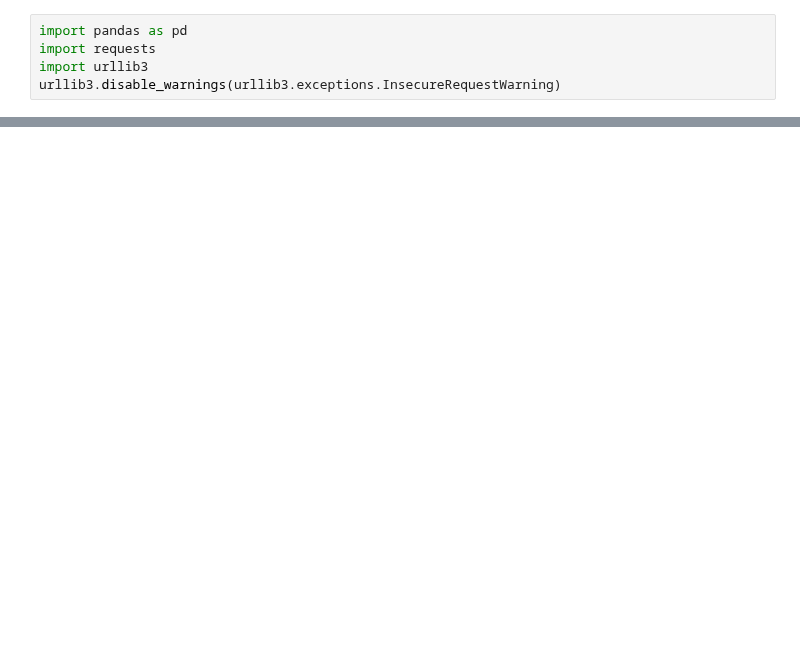
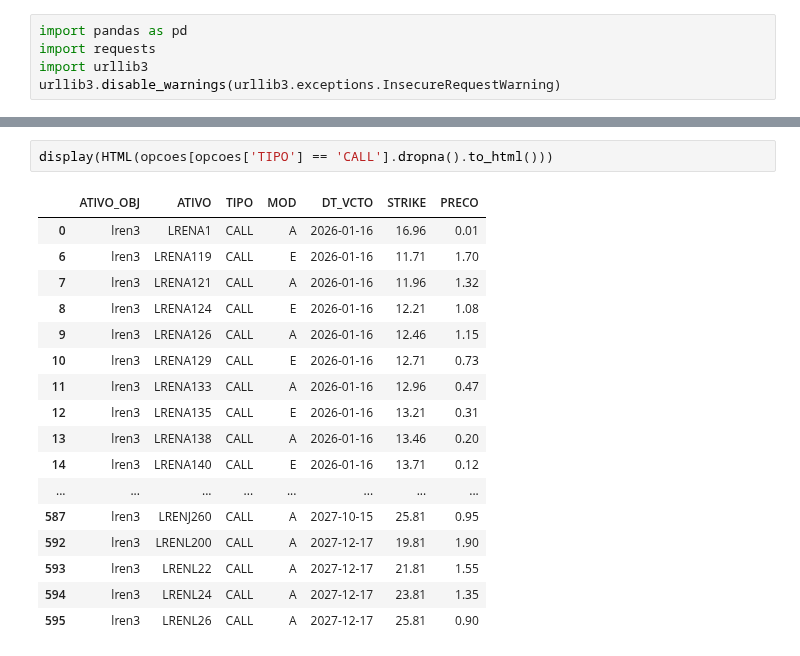
Before and after one commit to BDonadelli/Finance-playground, a Jupyter notebook: DT_opcoes.ipynb, the cells around one changed output, grey strips where cells are left out. Drawn from its saved outputs; the diff is of its cells as text; blank space fills up the shorter version.

```diff
--- a/DT_opcoes.ipynb
+++ b/DT_opcoes.ipynb
@@ -50,0 +73,20 @@ OutOfBoundsDatetime: Out of bounds nanosecond timestamp: 16/01, at position 0
+# %%
+display(HTML(opcoes[opcoes['TIPO'] == 'CALL'].dropna().to_html()))
+# %% [output]
+|  | ATIVO_OBJ | ATIVO | TIPO | MOD | DT_VCTO | STRIKE | PRECO |
+| 0 | lren3 | LRENA1 | CALL | A | 2026-01-16 | 16.96 | 0.01 |
+| 6 | lren3 | LRENA119 | CALL | E | 2026-01-16 | 11.71 | 1.70 |
+| 7 | lren3 | LRENA121 | CALL | A | 2026-01-16 | 11.96 | 1.32 |
+| 8 | lren3 | LRENA124 | CALL | E | 2026-01-16 | 12.21 | 1.08 |
+| 9 | lren3 | LRENA126 | CALL | A | 2026-01-16 | 12.46 | 1.15 |
+| 10 | lren3 | LRENA129 | CALL | E | 2026-01-16 | 12.71 | 0.73 |
+| 11 | lren3 | LRENA133 | CALL | A | 2026-01-16 | 12.96 | 0.47 |
+| 12 | lren3 | LRENA135 | CALL | E | 2026-01-16 | 13.21 | 0.31 |
+| 13 | lren3 | LRENA138 | CALL | A | 2026-01-16 | 13.46 | 0.20 |
+| 14 | lren3 | LRENA140 | CALL | E | 2026-01-16 | 13.71 | 0.12 |
+| ... | ... | ... | ... | ... | ... | ... | ... |
+| 587 | lren3 | LRENJ260 | CALL | A | 2027-10-15 | 25.81 | 0.95 |
+| 592 | lren3 | LRENL200 | CALL | A | 2027-12-17 | 19.81 | 1.90 |
+| 593 | lren3 | LRENL22 | CALL | A | 2027-12-17 | 21.81 | 1.55 |
+| 594 | lren3 | LRENL24 | CALL | A | 2027-12-17 | 23.81 | 1.35 |
+| 595 | lren3 | LRENL26 | CALL | A | 2027-12-17 | 25.81 | 0.90 |
```
Also changed, not shown: parts of 6 cells of this notebook, 8 other files.
